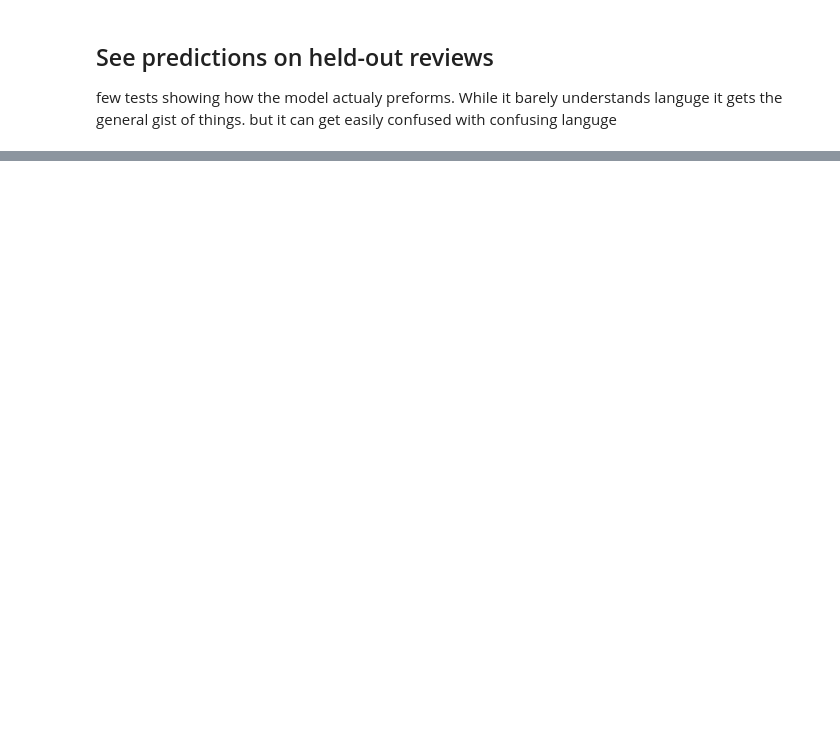
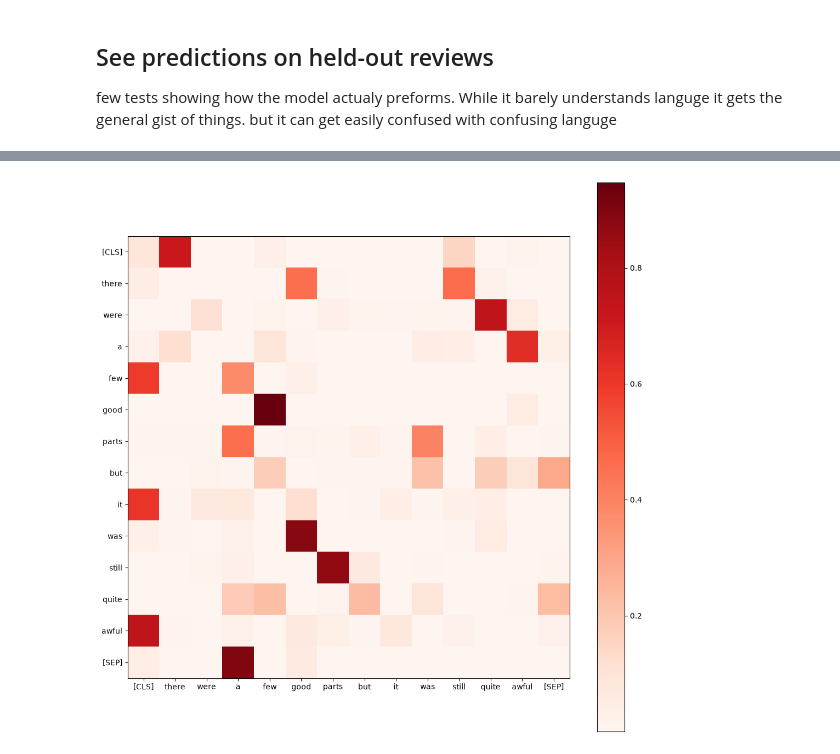
Before and after one commit to ai-with-guy/Intro-to-practical-AI-course, a Jupyter notebook: 5. Transformer/bert_lesson.ipynb, the cells around one changed output, grey strips where cells are left out. Saved outputs shown, nothing was run; the diff lists cells and outputs as text; code cells hidden in the pictures; blank space fills up the shorter version.

```diff
--- a/5. Transformer/bert_lesson.ipynb
+++ b/5. Transformer/bert_lesson.ipynb
@@ -365,0 +378,19 @@ predict_sentiment("there were a few bad parts but overall very good")
+# %%
+with torch.inference_mode():
+    inputs = classifier_tokenizer("there were a few good parts but it was still quite awful", truncation=True,
+                                      max_length=MAX_LEN, return_tensors='pt')
+    x=model.embed(inputs['input_ids'].to(device))
+    x=model.blocks[0].norm1(x)
+    a = model.blocks[0].attention
+    attention_scores= torch.softmax(a.q(x)@a.k(x).transpose(-2,-1),dim=-1).cpu()[0]
+
+
+words = [classifier_tokenizer.decode(x) for x in inputs['input_ids'][0]]
+fig, ax = plt.subplots(figsize=(13,13))
+im = ax.imshow(attention_scores, cmap='Reds')
+ax.set(xticks=range(len(words)), yticks=range(len(words)),
+       xticklabels=words, yticklabels=words)
+fig.colorbar(im, ax=ax)
+plt.show()
+# %% [output]
+[figure, added]
```
Also changed, not shown: parts of 15 cells of this notebook, 3 other files.
